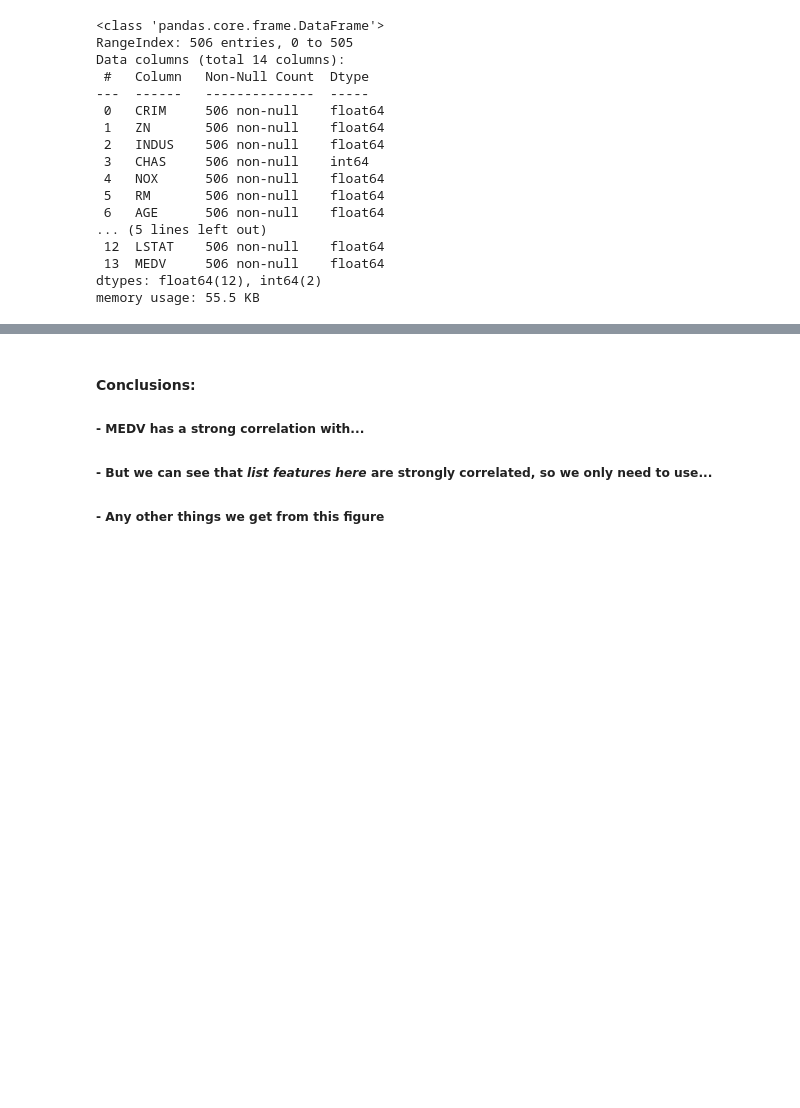
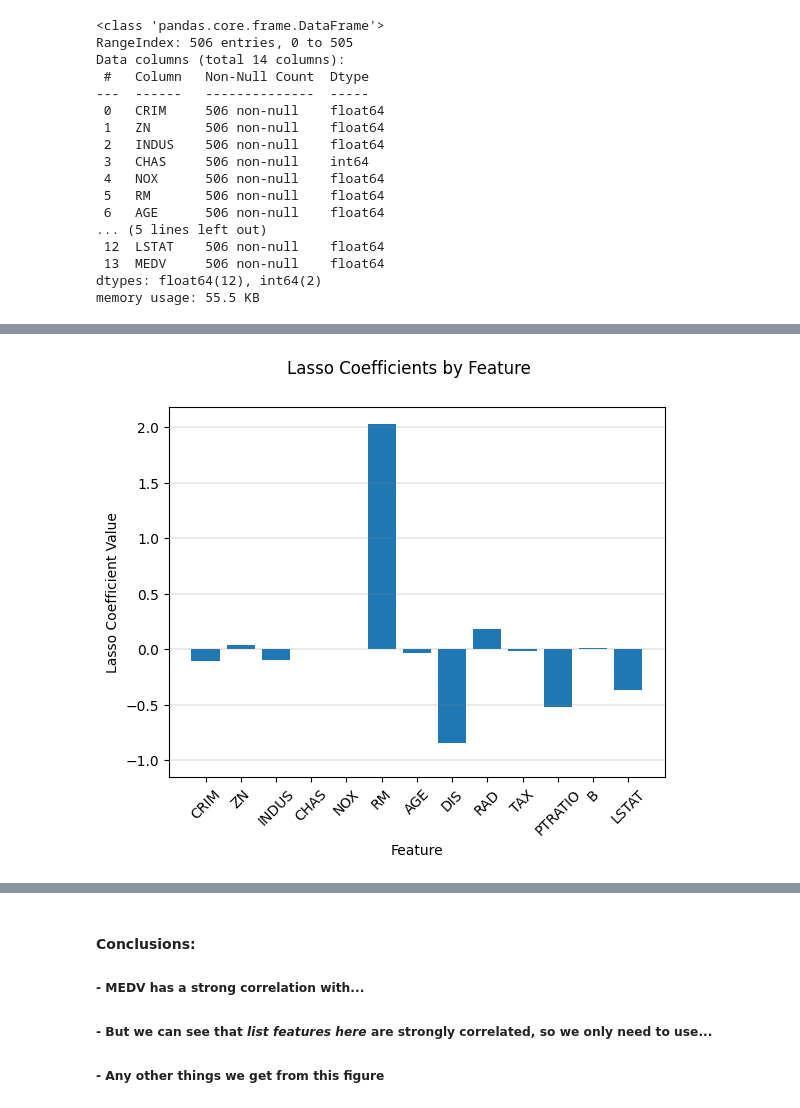
Before and after one commit to emmabland/JPM-Team-Yang, a Jupyter notebook: Final_Presentation.ipynb, the cells around one changed output, grey strips where cells are left out. Cells and saved outputs as stored; diff of their text form; code cells hidden in the pictures; blank space fills up the shorter version.

```diff
--- a/Final_Presentation.ipynb
+++ b/Final_Presentation.ipynb
@@ -77,0 +120,11 @@ plt.show()
+# %%
+plt.bar(X.columns, reg.coef_)
+plt.xticks(rotation = 45)
+plt.ylabel('Lasso Coefficient Value')
+plt.xlabel('Feature')
+plt.suptitle('Lasso Coefficients by Feature')
+for i in range(-2, 5):  # Adjust range as needed
+    plt.axhline(i * 0.5, color='gray', linestyle='-', linewidth=0.25)
+plt.show()
+# %% [output]
+[figure, added]
```
Also changed, not shown: parts of 18 cells of this notebook.
